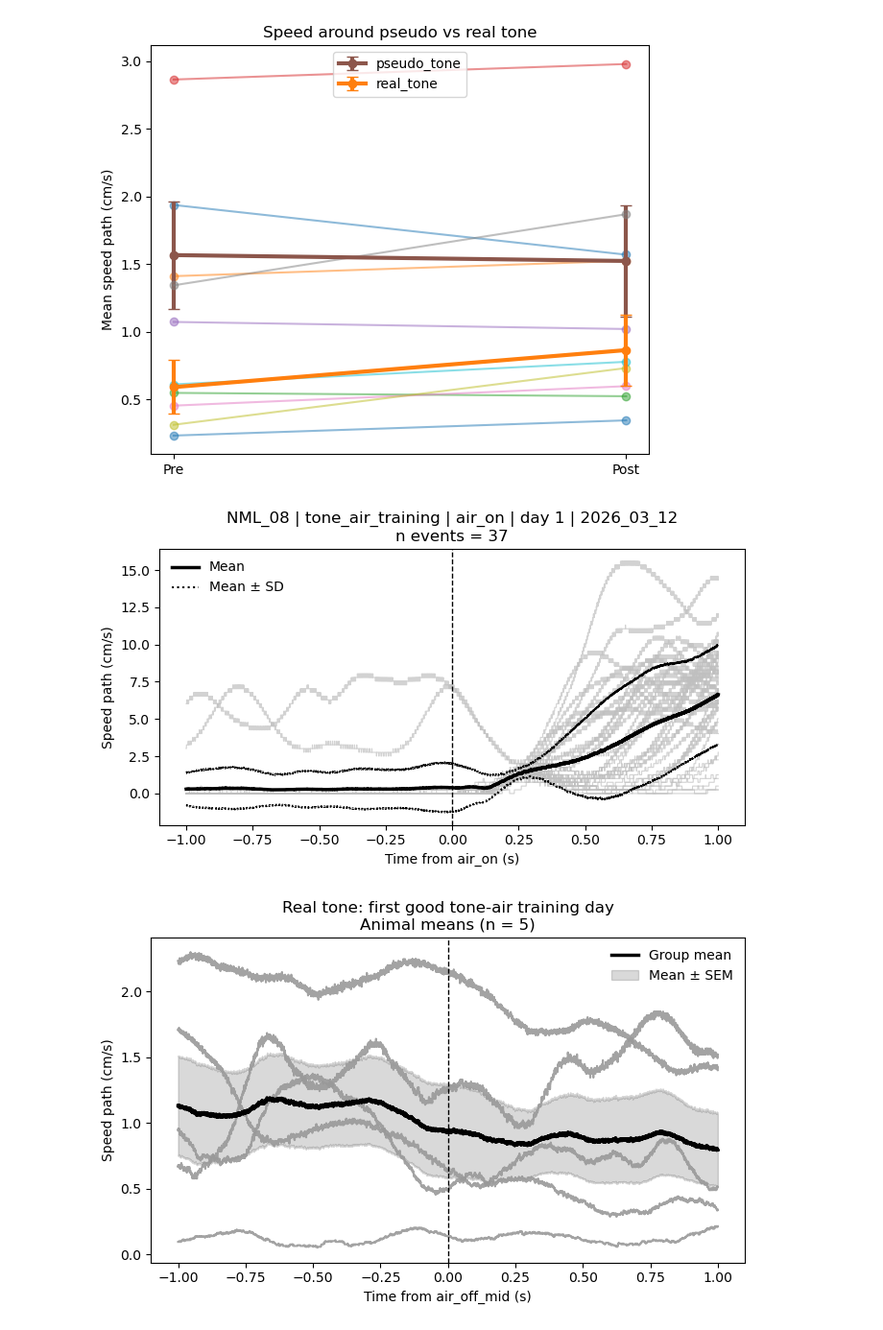
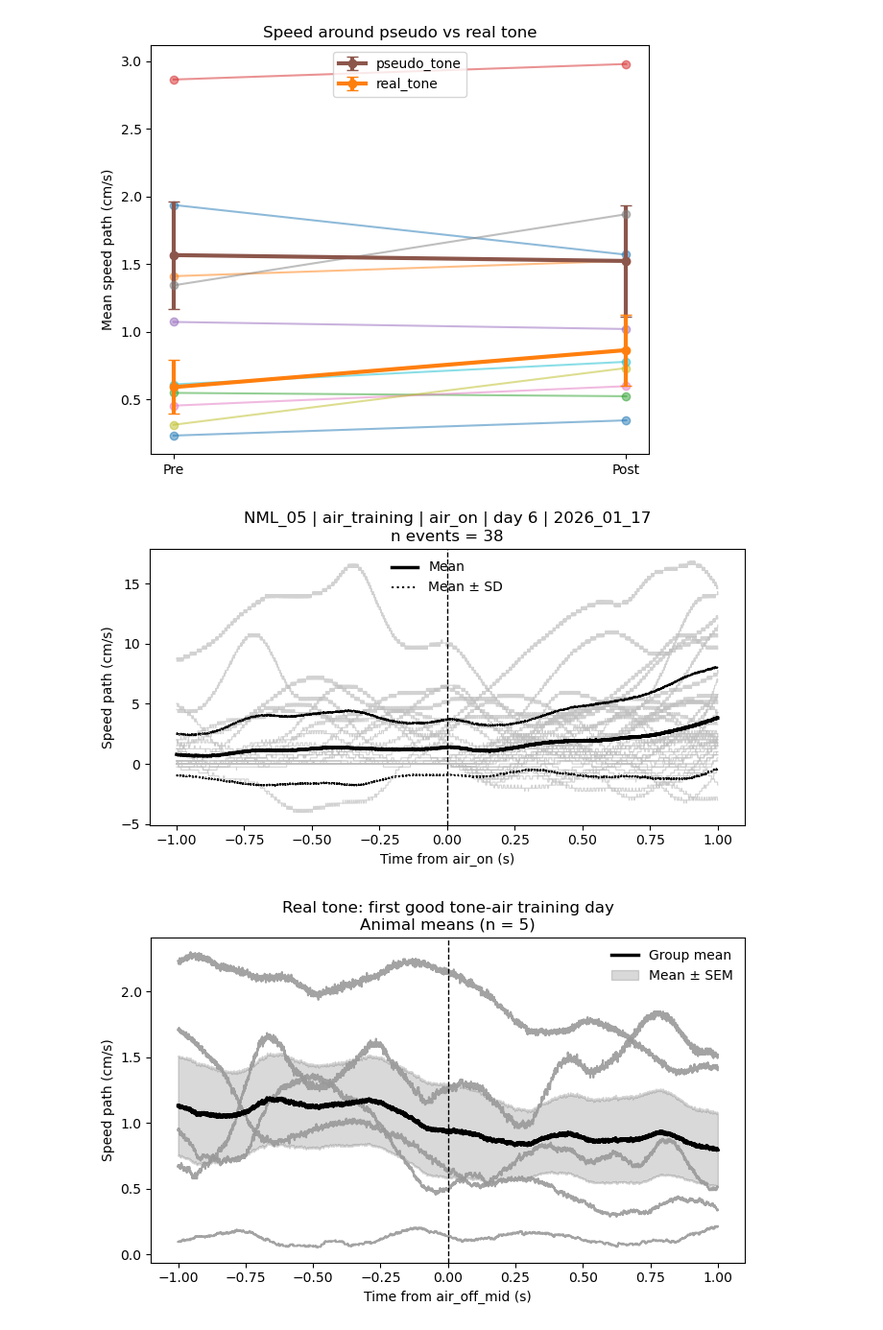
Before and after one commit to neuromomentumlab/Classical_Conditioning_Air_Wheel, a Jupyter notebook: Python/notebooks/epoch_analysis_viz.ipynb, the cells around one changed output. Shown at 96% size. Drawn from its saved outputs; the diff is of its cells as text; code cells hidden in the pictures.

Commit message:
Air and Tone Analysis

```diff
--- a/Python/notebooks/epoch_analysis_viz.ipynb
+++ b/Python/notebooks/epoch_analysis_viz.ipynb
@@ -1919,18 +1920,18 @@ plt.show()
 # %%
 from src.vis.plots import plot_raw_speed_traces_around_anchor
 
 pseudo_result = plot_raw_speed_traces_around_anchor(
     epoch_matrix_df=epoch_matrix_df,
-    animal="NML_08",
-    phase="tone_air_training",
+    animal="NML_05",
+    phase="air_training",
     anchor_name="air_on",
-    phase_day_number_good=1,
-    speed_key="speed_path_cms",
+    phase_day_number_good=6,
+    speed_key="speed_net_cms",
     pre_s=1.0,
     post_s=1.0,
 )
 # %% [output]
-[figure, old version]
+[figure, new version]
 # %%
 
 from src.vis.plots import plot_group_animal_mean_traces
```
Also changed, not shown: parts of 5 cells of this notebook, 2 other files.
